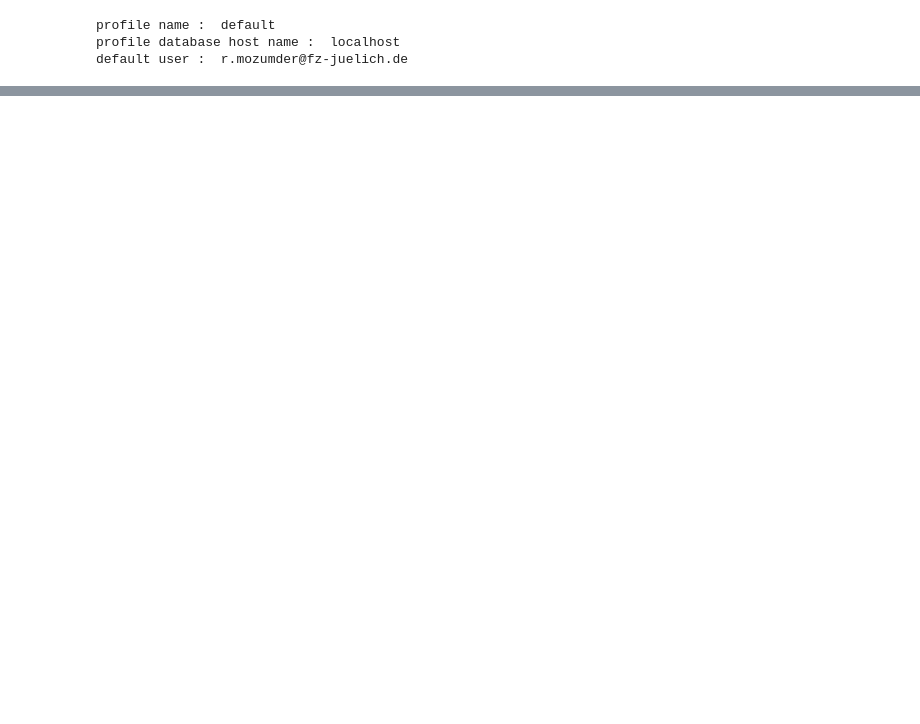
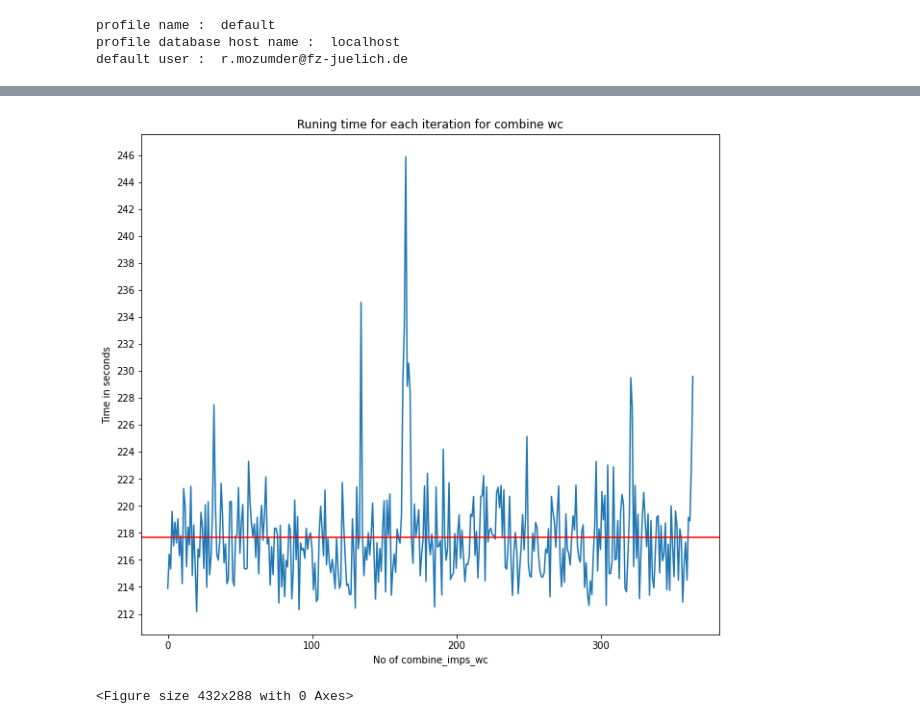
Before and after one commit to RubelMozumder/aiida_daily_work, a Jupyter notebook: Daily_Work_bin/extract_value_dos_kkrimp.ipynb, the cells around one changed output, grey strips where cells are left out. Drawn from its saved outputs; the diff is of its cells as text; code cells hidden in the pictures; blank space fills up the shorter version.

```diff
--- a/Daily_Work_bin/extract_value_dos_kkrimp.ipynb
+++ b/Daily_Work_bin/extract_value_dos_kkrimp.ipynb
@@ -444,0 +443,47 @@ dist_chsq = np.random.chisquare(df=2, size=1000)
+# %%
+## Plot 2D data from combine impurity
+group_102 = load_group(102)
+def TwoDData_extract(group):
+    combine_imps_group = load_group(102)
+    combine_nodes_list = list(combine_imps_group.nodes)
+    time_per_iter = list()
+    for node in combine_nodes_list[:]:
+
+        last_calc_param = node.outputs.last_calc_output_parameters.get_dict()
+        ## To extract the iteration time per iter
+        total_running_time = last_calc_param['timings_group']['Total running time']
+        total_iter = last_calc_param['convergence_group']['number_of_iterations']
+        per_iter = total_running_time/total_iter
+
+        time_per_iter.append(per_iter)
+
+    return time_per_iter
+
+        ##
+time_per_iter = TwoDData_extract(group_102)
+# %%
+## Plot some out_put_data Vs imp
+import matplotlib.pyplot as plt
+import matplotlib.gridspec as gdspec
+fig = plt.figure(1, figsize=(15*1.5,20))
+gdspec.GridSpec(4,4)
+
+# Plot DOS in gap Vs imp
+
+plt.subplot2grid((4,4), (0,0), colspan=2, rowspan=2)
+plt.plot(time_per_iter)
+plt.locator_params(axis='x', nbins=5)
+plt.locator_params(axis='y', nbins=20)
+plt.title('Runing time for each iteration for combine wc')
+plt.xlabel('No of combine_imps_wc')
+plt.ylabel('Time in seconds')
+plt.axhline(np.average(time_per_iter), c='RED')
+# xlabel = [elmt[i]['symbol'] for i in imp_list[:]]
+# plt.xticks(imp_list, xlabel)
+
+
+plt.show()
+plt.savefig('runtime for iteration.png')
+# %% [output]
+[figure, added]
+<Figure size 432x288 with 0 Axes>
```
Also changed, not shown: parts of 21 cells of this notebook, 5 other files.
